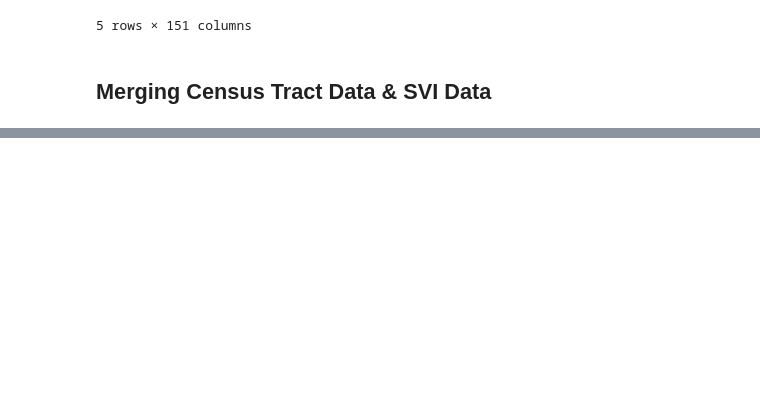
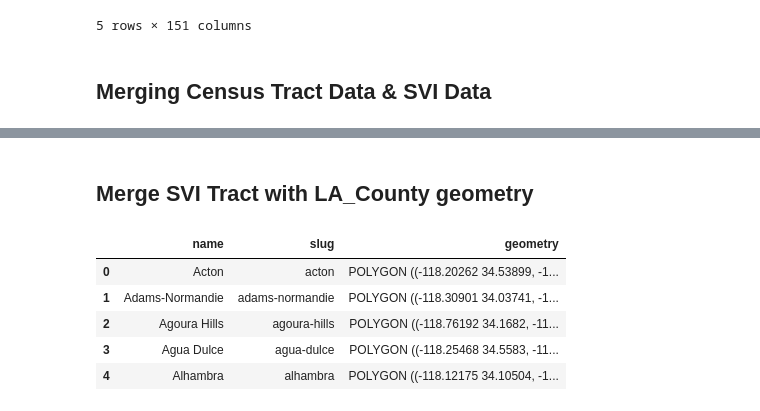
Before and after one commit to danielqhtruong/MATH497_Research_TDA, a Jupyter notebook: EDA/SVI_2020.ipynb, the cells around one changed output, grey strips where cells are left out. Cells and saved outputs as stored; diff of their text form; code cells hidden in the pictures; blank space fills up the shorter version.

```diff
--- a/EDA/SVI_2020.ipynb
+++ b/EDA/SVI_2020.ipynb
@@ -142,3 +148,17 @@ svi_tracts_continental = svi_tracts.drop([2059, 2060])
 # %%
 # save dataset
 svi_tracts_continental.to_file('../data/svi_tracts.geojson')
+# %% [markdown]
+## Merge SVI Tract with LA_County geometry
+# %%
+# merge svi_tract.geojson with LA County tract geometry
+la_county_geojson = gpd.read_file('../data/la_county.geojson')
+
+la_county_geojson.head()
+# %% [output]
+|  | name | slug | geometry |
+| 0 | Acton | acton | POLYGON ((-118.20262 34.53899, -1... |
+| 1 | Adams-Normandie | adams-normandie | POLYGON ((-118.30901 34.03741, -1... |
+| 2 | Agoura Hills | agoura-hills | POLYGON ((-118.76192 34.1682, -11... |
+| 3 | Agua Dulce | agua-dulce | POLYGON ((-118.25468 34.5583, -11... |
+| 4 | Alhambra | alhambra | POLYGON ((-118.12175 34.10504, -1... |
```
Also changed, not shown: parts of 6 cells of this notebook, 14 other files.
